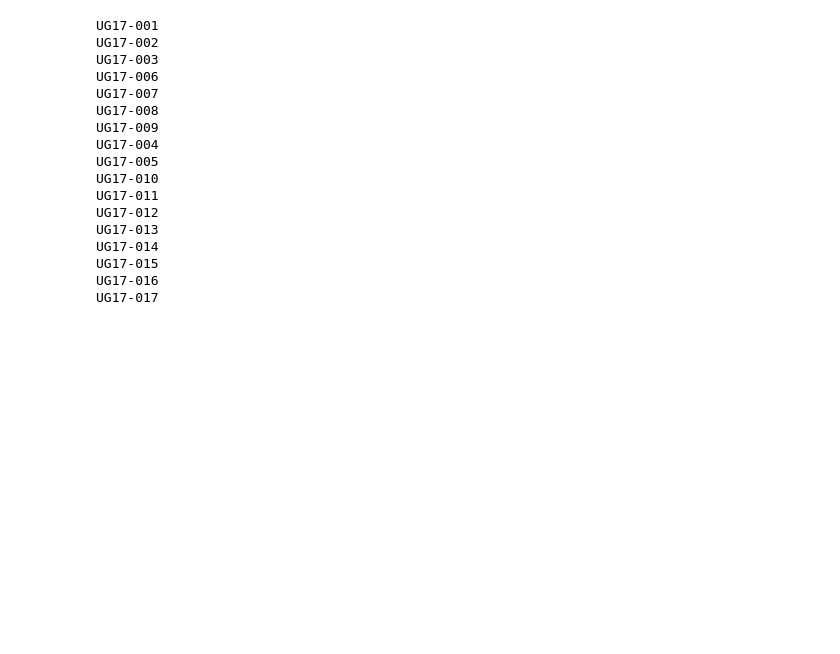
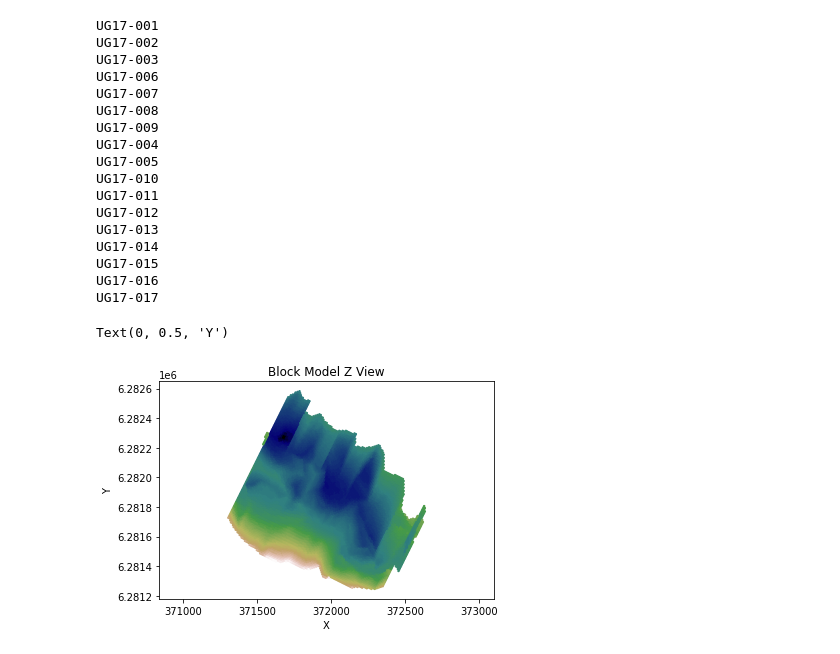
Before and after one commit to jouytrew/bronson_slope, a Jupyter notebook: bronson_slope_jupyter.ipynb, the cells around one changed output. Drawn from its saved outputs; the diff is of its cells as text; code cells hidden in the pictures; blank space fills up the shorter version.

```diff
--- a/bronson_slope_jupyter.ipynb
+++ b/bronson_slope_jupyter.ipynb
@@ -398,6 +350,40 @@ UG17-014
 UG17-015
 UG17-016
 UG17-017
+# %%
+DATA_FOLDER = 'data/'
+bm = pd.read_csv(f'{DATA_FOLDER}BS_block_model.csv')
+
+bm.rename(columns = {
+    'X': 'x',
+    'Y': 'y',
+    'Z': 'z'
+}, inplace = True)
+
+bm_flat = {}
+for idx, row in bm.iterrows():
+    x, y, z = row.x, row.y, row.z
+    if (x, y) in bm_flat:
+        bm_flat[(x, y)] = min(bm_flat[(x, y)], z)
+    else:
+        bm_flat[(x, y)] = z
+
+keys = np.array(list(bm_flat.keys()), dtype=np.dtype('float, float'))
+x, y = keys['f0'], keys['f1']
+z = np.array(list(bm_flat.values()))
+# %%
+template_fig, template_ax = plt.subplots(1)
+s = 2
+
+ax = template_ax
+ax.axis('equal')
+ax.scatter(x, y, c=z, cmap='gist_earth', s=s)
+ax.set_title("Block Model Z View")
+ax.set_xlabel("X")
+ax.set_ylabel("Y")
+# %% [output]
+Text(0, 0.5, 'Y')
+[figure, added]
 # %%
 # fig, ax = plt.subplots()
 fig, axs = plt.subplots(len(resources), figsize=(6, 6 * len(resources)))
```
Also changed, not shown: parts of 10 cells of this notebook, 6 other files.
